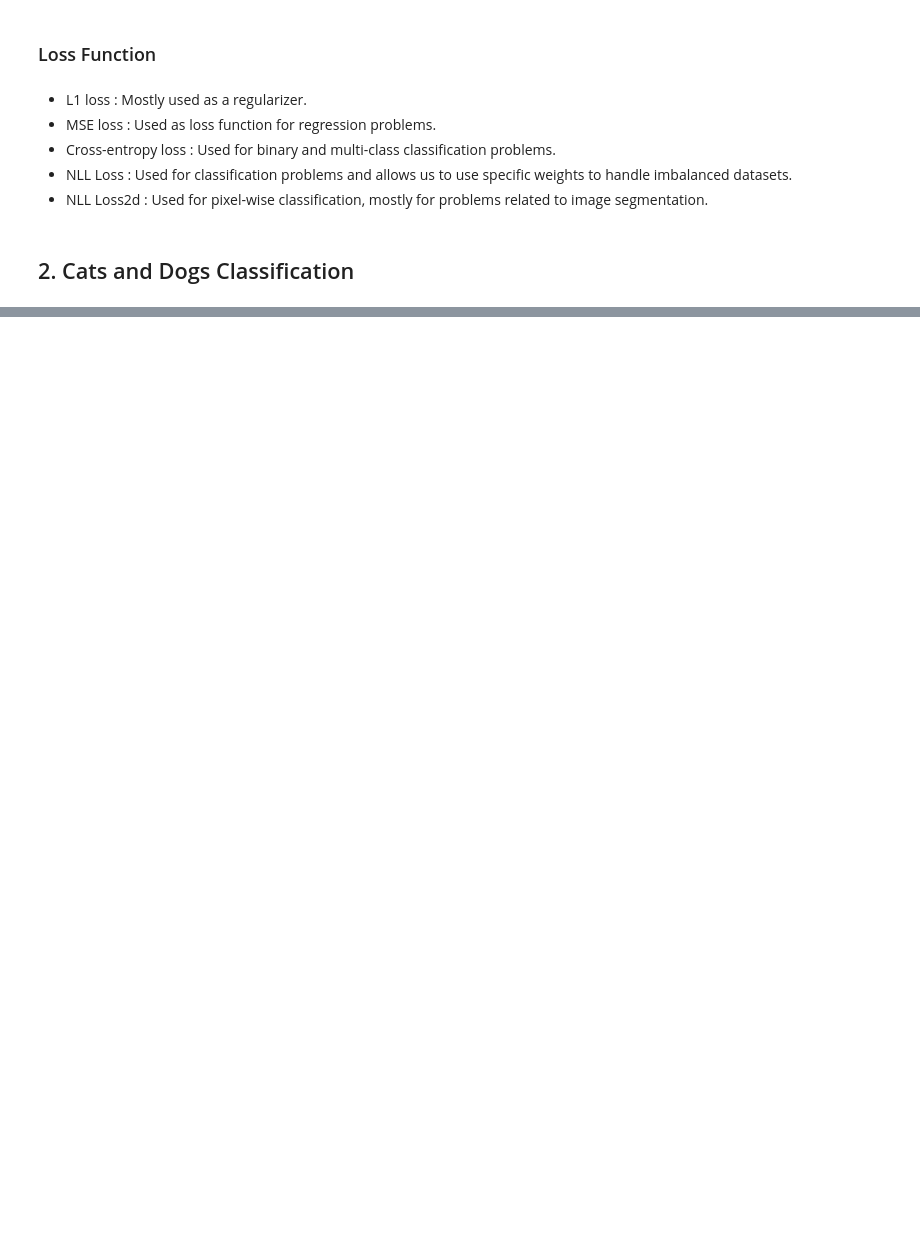
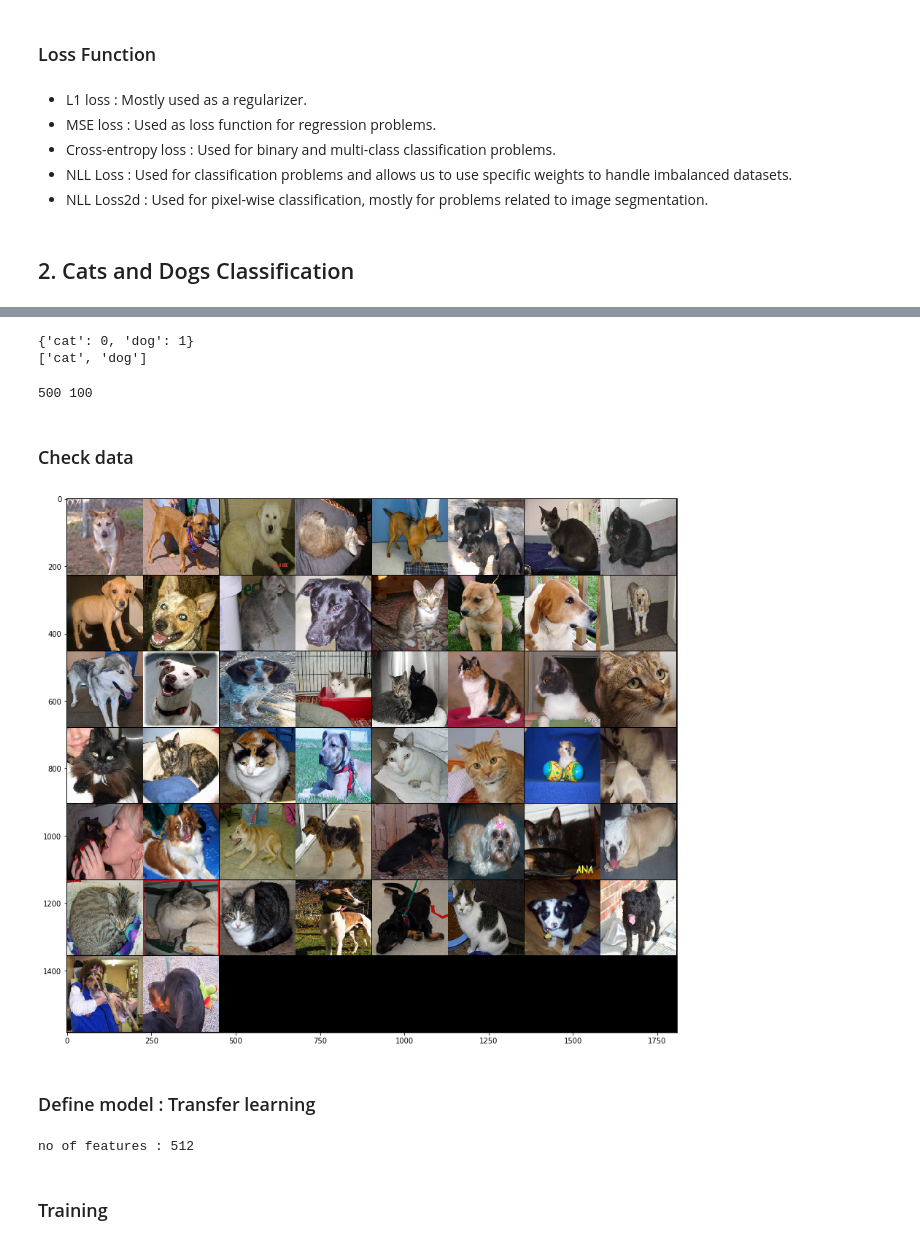
Before and after one commit to woosa7/pytorch, a Jupyter notebook: Deep_Learning_with_PyTorch/03_Deep_Diving_into_NN.ipynb, the cells around one changed output, grey strips where cells are left out. Cells and saved outputs as stored; diff of their text form; code cells hidden in the pictures; blank space fills up the shorter version.

Commit message:
resnet18 classification

```diff
--- a/Deep_Learning_with_PyTorch/03_Deep_Diving_into_NN.ipynb
+++ b/Deep_Learning_with_PyTorch/03_Deep_Diving_into_NN.ipynb
@@ -129,0 +141,47 @@ Accuracy of test images: 97.270000 %
+# %%
+train_transform = transforms.Compose([
+    transforms.Resize((224,224)),
+    transforms.ToTensor(),
+    transforms.Normalize([0, 0, 0], [1, 1, 1])      # 0 ~ 1 사이로 normalization
+])
+
+test_transform = transforms.Compose([
+    transforms.Resize((224,224)),
+    transforms.ToTensor(),
+    transforms.Normalize([0, 0, 0], [1, 1, 1])
+])
+
+batch_size = 50
+
+train_data = datasets.ImageFolder('data/catsdogs/train/', train_transform)
+test_data = datasets.ImageFolder('data/catsdogs/test/', test_transform)
+
+train_loader = data.DataLoader(train_data, batch_size=batch_size, shuffle=True, num_workers=0)
+test_loader = data.DataLoader(test_data, batch_size=batch_size, shuffle=True, num_workers=0)
+# %%
+print(train_data.class_to_idx)
+print(train_data.classes)
+# %% [output]
+{'cat': 0, 'dog': 1}
+['cat', 'dog']
+# %%
+print(len(train_data), len(test_data))
+# %% [output]
+500 100
+# %% [markdown]
+### Check data
+# %%
+def imshow(img):
+    npimg = img.numpy()
+    fig = plt.figure(figsize = (15, 45))
+    plt.imshow(np.transpose(npimg,(1,2,0)))
+    plt.show()
+# %%
+dataiter = iter(train_loader)
+images, labels = dataiter.next()
+
+imshow(utils.make_grid(images, normalize=True))
+# %% [output]
+[figure, added]
+# %% [markdown]
+### Define model : Transfer learning
@@ -129,0 +190,14 @@ Accuracy of test images: 97.270000 %
+# %%
+model = models.resnet18(pretrained=True)
+
+print('no of features :', model.fc.in_features)
+
+model.fc = nn.Sequential(
+    nn.Linear(model.fc.in_features, 10),
+    nn.Linear(10, 2)
+)
+
+if is_cuda:
+    model = model.cuda()
+# %% [output]
+no of features : 512
@@ -129,0 +212,2 @@ Accuracy of test images: 97.270000 %
+# %% [markdown]
+### Training
```
Also changed, not shown: parts of 12 cells of this notebook.
